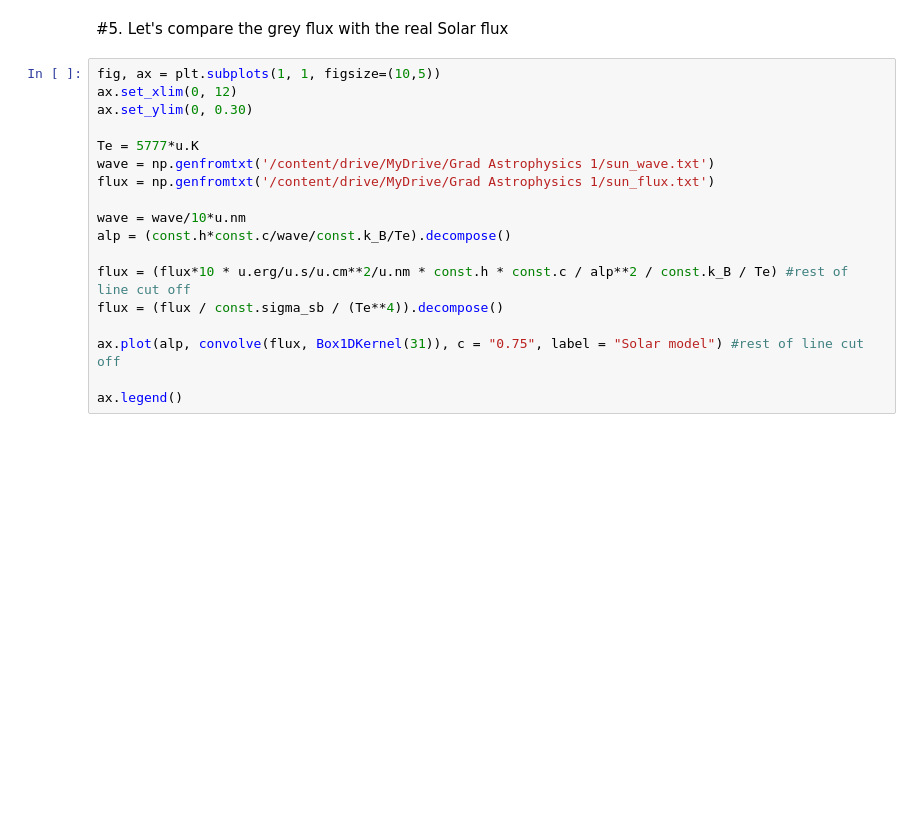
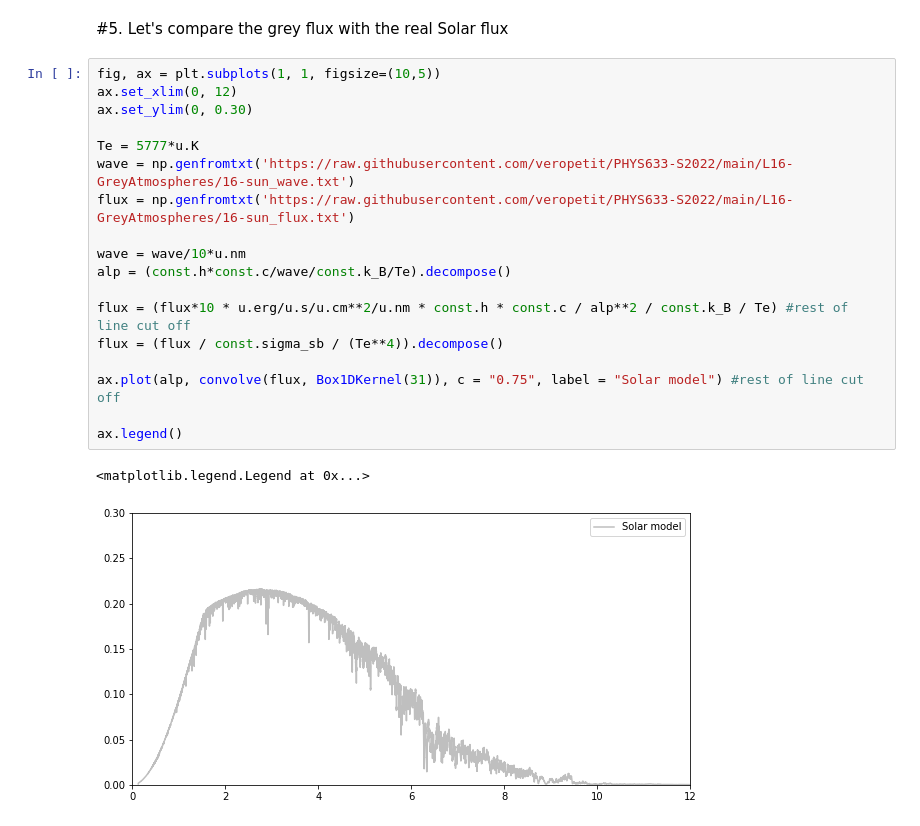
Before and after one commit to evansj2014/Astro1Projects, a Jupyter notebook: 16_GreyAtmosphere.ipynb, the cells around one changed output. Drawn from its saved outputs; the diff is of its cells as text; blank space fills up the shorter version.

```diff
--- a/16_GreyAtmosphere.ipynb
+++ b/16_GreyAtmosphere.ipynb
@@ -105,18 +137,21 @@ print(C)
 # %%
 fig, ax = plt.subplots(1, 1, figsize=(10,5))
 ax.set_xlim(0, 12)
 ax.set_ylim(0, 0.30)
 
 Te = 5777*u.K
-wave = np.genfromtxt('/content/drive/MyDrive/Grad Astrophysics 1/sun_wave.txt')
-flux = np.genfromtxt('/content/drive/MyDrive/Grad Astrophysics 1/sun_flux.txt')
+wave = np.genfromtxt('https://raw.githubusercontent.com/veropetit/PHYS633-S2022/main/L16-GreyAtmospheres/16-sun_wave.txt')
+flux = np.genfromtxt('https://raw.githubusercontent.com/veropetit/PHYS633-S2022/main/L16-GreyAtmospheres/16-sun_flux.txt')
 
 wave = wave/10*u.nm
 alp = (const.h*const.c/wave/const.k_B/Te).decompose()
 
 flux = (flux*10 * u.erg/u.s/u.cm**2/u.nm * const.h * const.c / alp**2 / const.k_B / Te) #rest of line cut off
 flux = (flux / const.sigma_sb / (Te**4)).decompose()
 
 ax.plot(alp, convolve(flux, Box1DKernel(31)), c = "0.75", label = "Solar model") #rest of line cut off
 
 ax.legend()
+# %% [output]
+<matplotlib.legend.Legend at 0x...>
+[figure, added]
```
Also changed, not shown: parts of 3 cells of this notebook.
